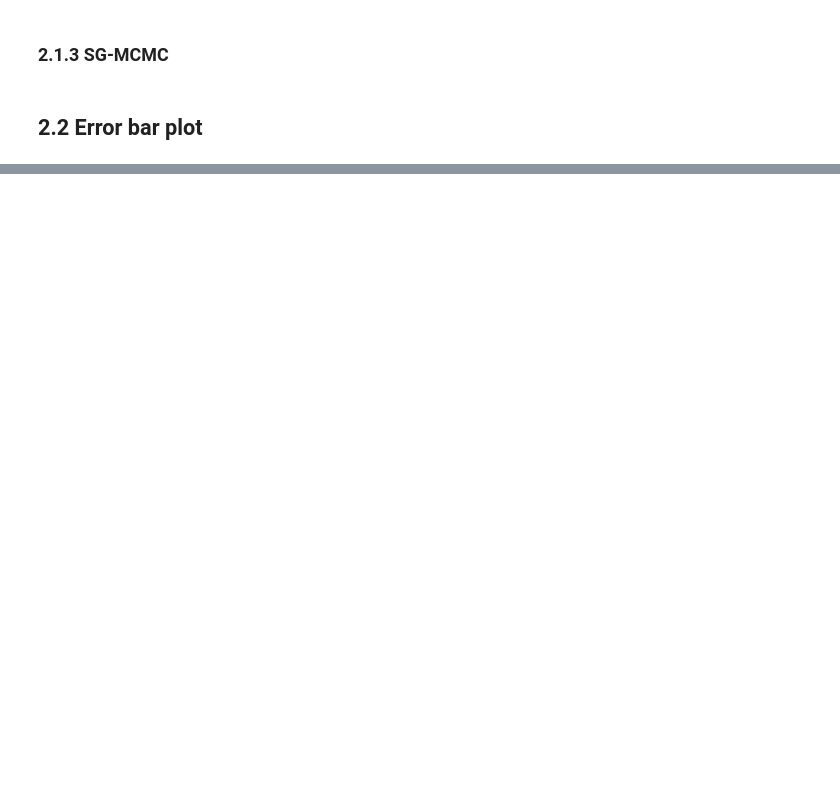
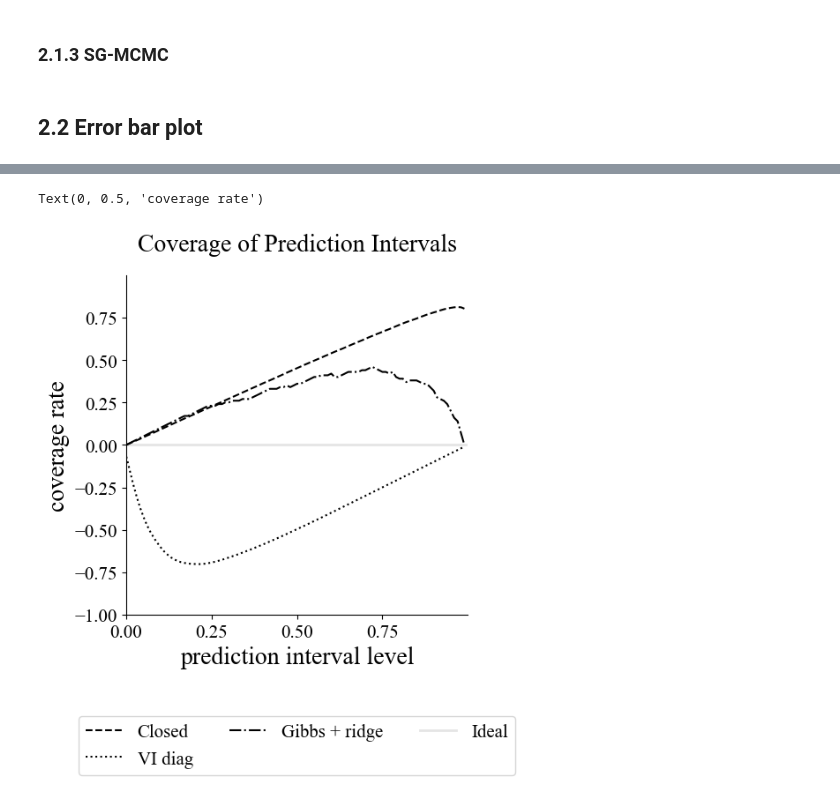
Before and after one commit to clarahoffmann/last-layer-inf, a Jupyter notebook: src/1d_regression.ipynb, the cells around one changed output, grey strips where cells are left out. Cells and saved outputs as stored; diff of their text form; code cells hidden in the pictures; blank space fills up the shorter version.

```diff
--- a/src/1d_regression.ipynb
+++ b/src/1d_regression.ipynb
@@ -381,0 +388,39 @@ fig.savefig('figures/rmse.pdf', bbox_inches = 'tight')
+# %%
+levels = np.linspace(0.001, 0.99, 100)
+# %%
+# Closed-form Gaussian
+lli_pred_mu, lli_pred_sigma
+coverage_lli = compute_coverage_gaussian(lli_pred_mu, lli_pred_sigma, ys_train.detach().numpy(), levels=np.linspace(0.01, 0.99, 100))
+
+# VI Gaussian
+coverage_lli_vi = compute_coverage_gaussian(lli_vi_pred_mu, lli_vi_pred_std, ys_train.detach().numpy(), levels=np.linspace(0.01, 0.99, 100))
+
+# Gibbs + ridge
+coverage_gibbs_ridge = get_prediction_interval_coverage(ys_grid, ys_train, torch.tensor(pdf_gibbs_ridge), levels)
+# %%
+fig, axs = plt.subplots(1,1, figsize = (5,5))
+for i, (coverage, label, linestyle ) in enumerate(zip([coverage_lli, coverage_lli_vi, coverage_gibbs_ridge],
+                                           ['Closed', 'VI diag', 'Gibbs + ridge'],
+                                           ['dashed', 'dotted', 'dashdot' ])):
+    axs.plot(levels,  levels - coverage,
+             linestyle = linestyle,
+             label = label, color = 'black'
+             )
+
+axs.axhline(y=0, color='black', linestyle='-',
+            linewidth=2, label='Ideal', alpha = .1)
+
+axs.legend(loc = 'lower center', ncols = 3, bbox_to_anchor=(0.5, -0.5))
+axs.set_xticks(np.arange(-1, 1, .25))
+axs.set_yticks(np.arange(-1, 1, .25))
+axs.set_xlim(-0, 1)
+axs.set_ylim(-1, 1)
+axs.set_title(f'Coverage of Prediction Intervals', pad = 20, size = 20)
+axs.grid(False)
+axs.spines['right'].set_visible(False)
+axs.spines['top'].set_visible(False)
+axs.set_xlabel('prediction interval level', fontsize = 20)
+axs.set_ylabel('coverage rate', fontsize = 20)
+# %% [output]
+Text(0, 0.5, 'coverage rate')
+[figure, added]
```
Also changed, not shown: parts of 10 cells of this notebook, 2 other files.
